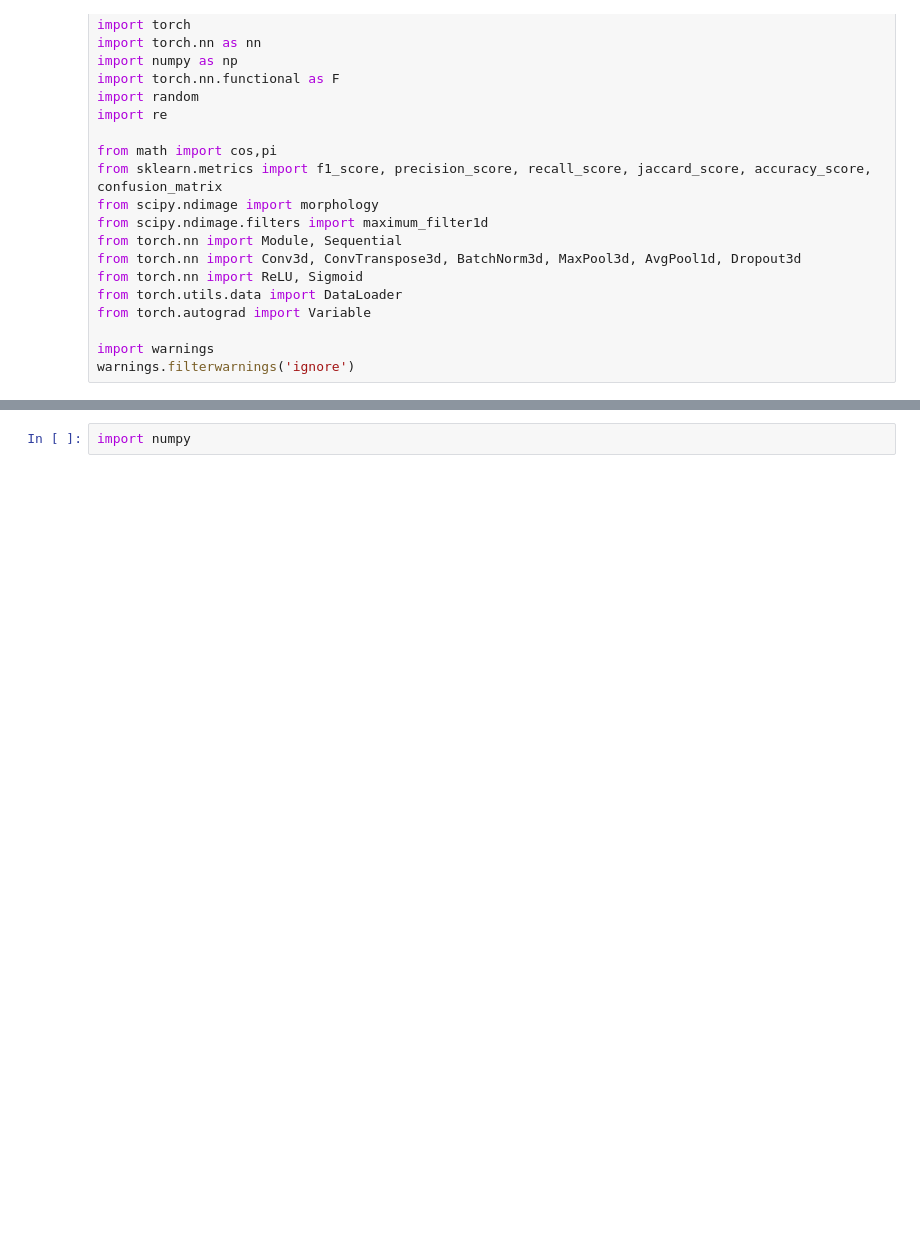
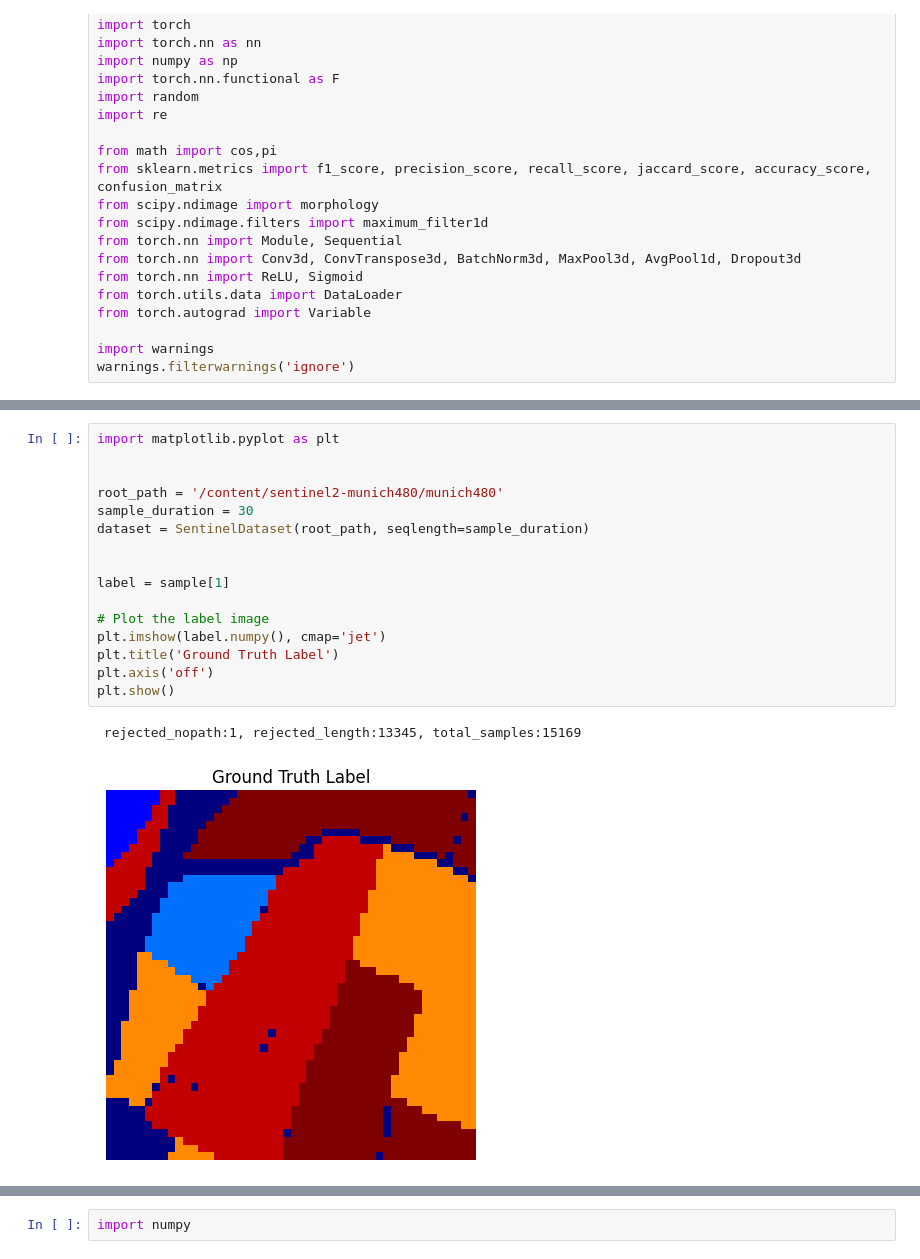
Before and after one commit to Pointbreak82/Satellite-Image-Time-Series, a Jupyter notebook: SITSA.ipynb, the cells around one changed output, grey strips where cells are left out. Drawn from its saved outputs; the diff is of its cells as text; blank space fills up the shorter version.

Commit message:
created visualization

```diff
--- a/SITSA.ipynb
+++ b/SITSA.ipynb
@@ -456,0 +428,19 @@ target_ndvi containing 30 channels of size 48x48: torch.Size([2, 30, 48, 48])
+# %%
+import matplotlib.pyplot as plt
+
+
+root_path = '/content/sentinel2-munich480/munich480'
+sample_duration = 30
+dataset = SentinelDataset(root_path, seqlength=sample_duration)
+
+
+label = sample[1]
+
+# Plot the label image
+plt.imshow(label.numpy(), cmap='jet')
+plt.title('Ground Truth Label')
+plt.axis('off')
+plt.show()
+# %% [output]
+ rejected_nopath:1, rejected_length:13345, total_samples:15169
+[figure, added]
```
Also changed, not shown: parts of 20 cells of this notebook.
